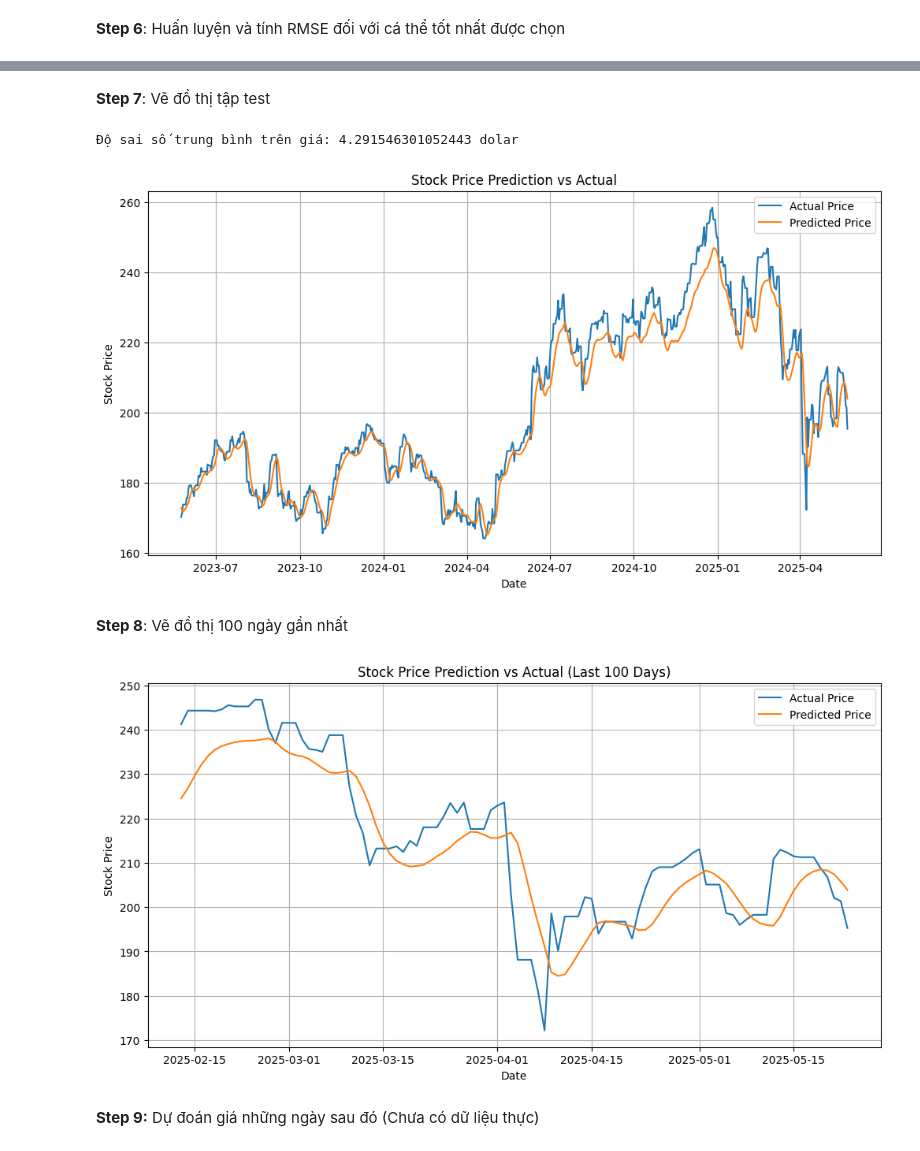
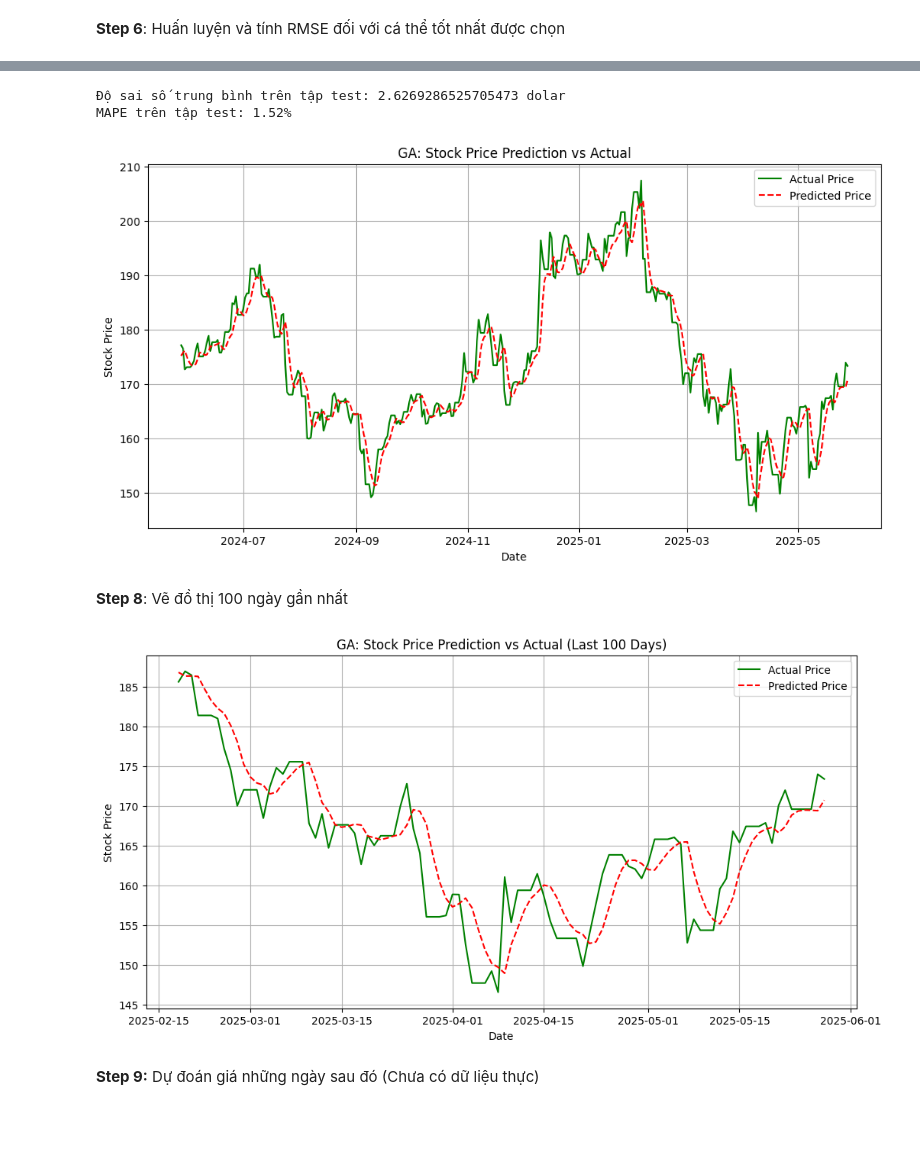
Before and after one commit to Sunny20235195/stock-market-price-prediction, a Jupyter notebook: stock_prediction_using_LSTM_with_GA_ver2_0.ipynb, the cells around one changed output, grey strips where cells are left out. Saved outputs shown, nothing was run; the diff lists cells and outputs as text; code cells hidden in the pictures; blank space fills up the shorter version.

Commit message:
chia thêm tập val, cơ chế dừng sớm

```diff
--- a/stock_prediction_using_LSTM_with_GA_ver2_0.ipynb
+++ b/stock_prediction_using_LSTM_with_GA_ver2_0.ipynb
@@ -22,7 +22,7 @@ def download_stock_data(ticker, staperiod="10y", interval="1d"):
     return data
 # %%
 # Ví dụ về 1 mã cổ phiếu
-data = download_stock_data("AAPL")
+data = download_stock_data("GOOG")
 # %% [output]
 YF.download() has changed argument auto_adjust default to True
 [*********************100%***********************]  1 of 1 completed
@@ -169,6 +169,7 @@ class CustomLSTM(tf.keras.layers.Layer):
 def build_model(input_shape, units=50):
     model = Sequential() # giúp xếp các lớp
     model.add(CustomLSTM(units, return_sequences=True, input_shape=input_shape))
+    model.add(Dropout(0.2))
     model.add(CustomLSTM(units, return_sequences=False))
     model.add(Dropout(0.3))
     model.add(Dense(1))
@@ -199,5 +200,25 @@ def create_dataset(data, window_size=60): # kích thước của sổ mặc đ
 # %% [markdown]
 **Ý tưởng**: tối ưu bộ tham số (window_size, units) sử dụng GA với số thế hệ là 5, số cá thể của mỗi thế hệ là 30, tỉ lệ lai ghép: 0.8, tỉ lệ đột biến: 0.05. Không gian tìm kiếm: 180 * 4 = 720 (180 giá trị window_size, 4 giá trị units)
 Chiến lược chọn thế hệ sau: Giữ lại 1/ 6 thế hệ trước có fitness tốt nhất(5 cá thể), Chọn 2/3 cá thể tốt nhất ở thế hệ trước(20 cá thể) để chọn ngẫu nhiên trong đó 2 cá thể để lai ghép(nếu có), sau đó cho cá thể con đột biến(nếu có). Lặp lại quá trình cho đến khi đủ số lượng cá thể(30 cá thể) cho thế hệ tiếp theo.
+# %%
+# Lấy dữ liệu gốc
+close_prices = data['Close'].values.reshape(-1, 1)
+total_len = len(close_prices)
+
+# Chia theo 80% train, 10% val, 10% test
+train_end = int(0.8 * total_len)
+val_end = int(0.9 * total_len)
+
+# ⚠️ Giữ lại 90 ngày trước khi chia để đủ cho mọi window_size
+max_window_size = 90
+train_raw = close_prices[:train_end]
+val_raw = close_prices[train_end - max_window_size:val_end]
+test_raw = close_prices[val_end - max_window_size:]
+
+# Chuẩn hóa
+scaler = MinMaxScaler()
+train_scaled = scaler.fit_transform(train_raw)
+val_scaled = scaler.transform(val_raw)
+test_scaled = scaler.transform(test_raw)
 # %%
 # Step 4: Genetic Algorithm for hyperparameter tuning
@@ -310,7 +338,7 @@ def genetic_algorithm(population_size=30, generations=5, mutation_rate=0.1, cros
 Step 5: Chạy thuật toán GA để tìm ra cá thể tốt nhất
 # %%
 # GA optimization
-best_params = genetic_algorithm()
+best_params = genetic_algorithm(population_size=10, select_top_k=2, select_top_n_crossover=6)
 print("Best Parameters from GA:", best_params)
 # %% [output]
  Generation 1
@@ -425,25 +513,26 @@ plt.show()
-# %% [markdown]
-**Step 7**: Vẽ đồ thị tập test
 # %%
 # Plot predictions vs actual
 y_test_rescaled = scaler.inverse_transform(y_test)
 preds_rescaled = scaler.inverse_transform(preds)
 mae = np.mean(np.abs(y_test_rescaled- preds_rescaled))
-print("Độ sai số trung bình trên giá:", mae, "dolar")
+print("Độ sai số trung bình trên tập test:", mae, "dolar")
+mape = np.mean(np.abs((y_test_rescaled - preds_rescaled) / y_test_rescaled)) * 100 # Tỷ lệ phần trăm sai số trung bình
+print(f"MAPE trên tập test: {mape:.2f}%")
 # Get the corresponding dates for the last 100 entries (the test set)
 dates = data.index[-len(y_test):]  # data is the original DataFrame from yfinance
 plt.figure(figsize=(12, 6))
-plt.plot(dates, y_test_rescaled, label='Actual Price')
-plt.plot(dates, preds_rescaled, label='Predicted Price')
-plt.title('Stock Price Prediction vs Actual')
+plt.plot(dates, y_test_rescaled, label='Actual Price', color='green')
+plt.plot(dates, preds_rescaled, label='Predicted Price', color='red', linestyle='--')
+plt.title('GA: Stock Price Prediction vs Actual')
 plt.xlabel('Date')
 plt.ylabel('Stock Price')
 plt.legend()
 plt.grid(True)
 plt.show()
 # %% [output]
-Độ sai số trung bình trên giá: 4.291546301052443 dolar
+Độ sai số trung bình trên tập test: 2.6269286525705473 dolar
+MAPE trên tập test: 1.52%
-[figure, old version]
+[figure, new version]
 # %% [markdown]
 **Step 8**: Vẽ đồ thị 100 ngày gần nhất
 # %%
@@ -461,16 +550,16 @@ dates = data.index[-num_plot:]
 
 # Vẽ đồ thị
 plt.figure(figsize=(12, 6))
-plt.plot(dates, y_test_rescaled, label='Actual Price')
-plt.plot(dates, preds_rescaled, label='Predicted Price')
-plt.title('Stock Price Prediction vs Actual (Last 100 Days)')
+plt.plot(dates, y_test_rescaled, label='Actual Price', color='green')
+plt.plot(dates, preds_rescaled, label='Predicted Price', color='red', linestyle='--')
+plt.title('GA: Stock Price Prediction vs Actual (Last 100 Days)')
 plt.xlabel('Date')
 plt.ylabel('Stock Price')
 plt.legend()
 plt.grid(True)
 plt.show()
 # %% [output]
-[figure, old version]
+[figure, new version]
 # %% [markdown]
 **Step 9:** Dự đoán giá những ngày sau đó (Chưa có dữ liệu thực)
 # %%
```
Also changed, not shown: parts of 13 cells of this notebook.
